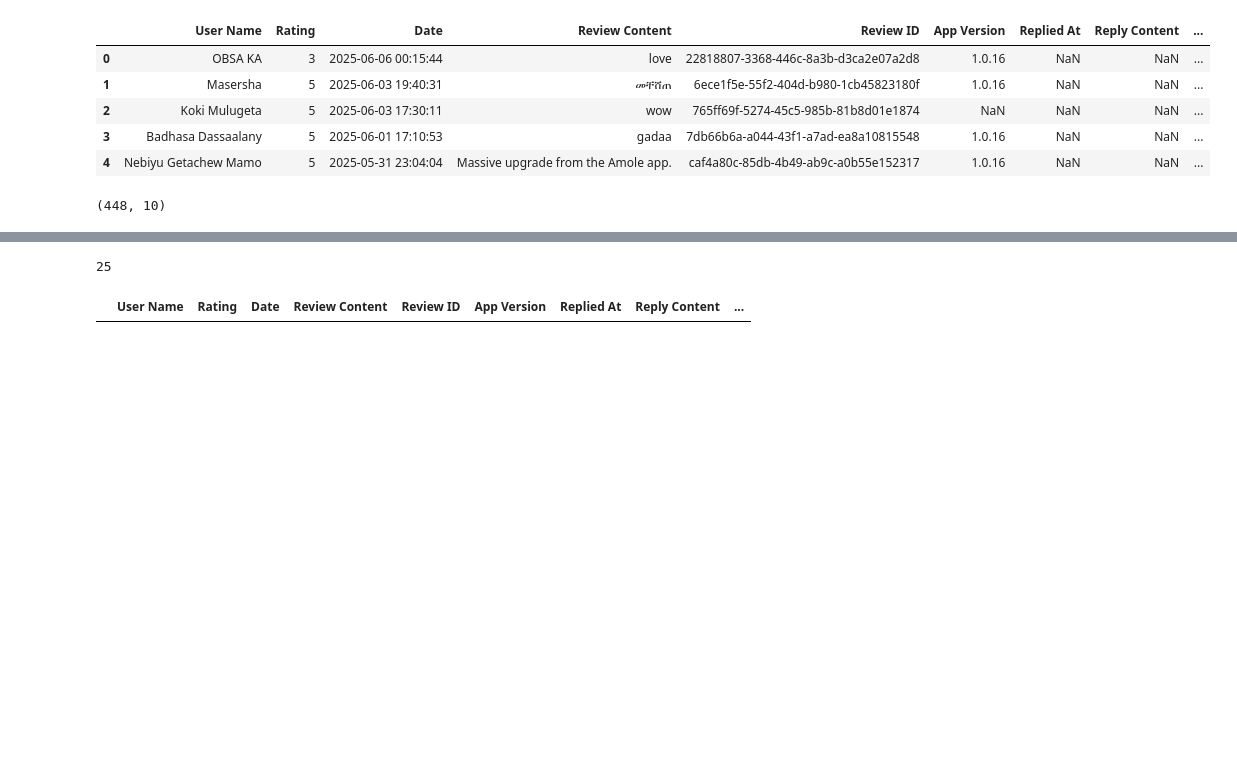
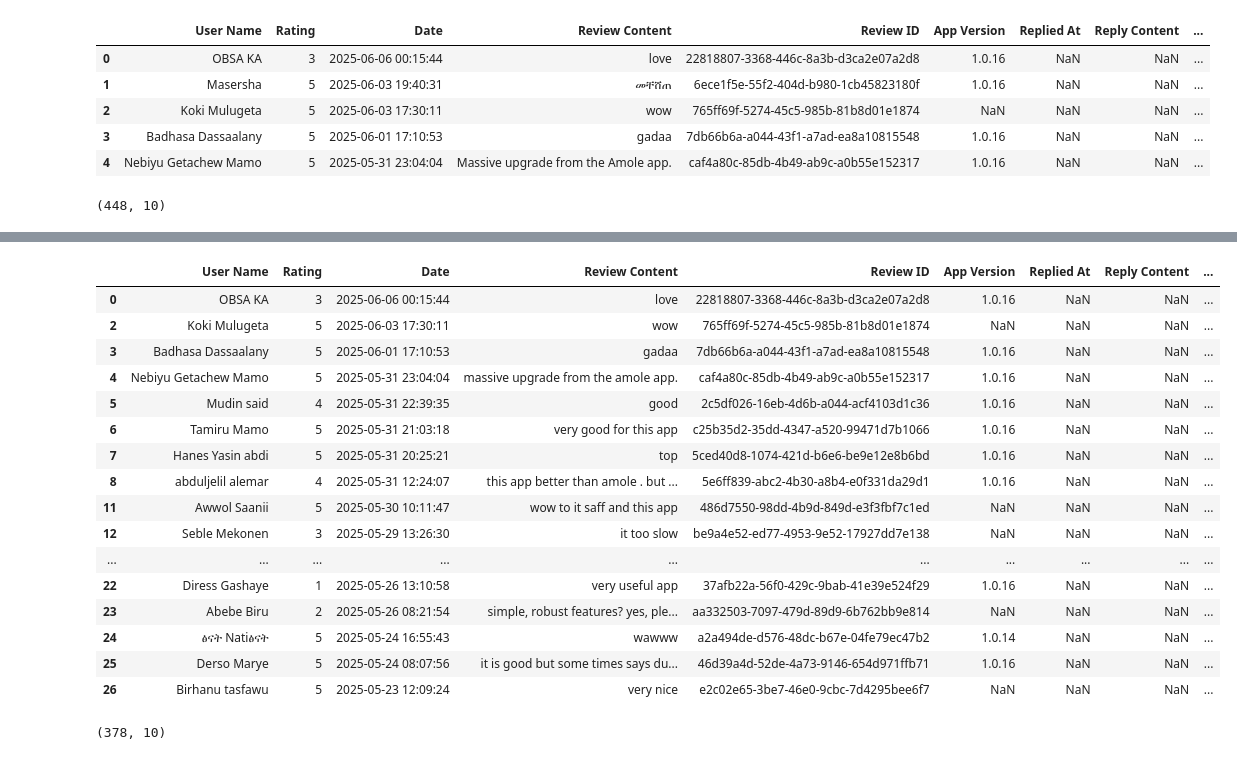
Before and after one commit to Samrizee/Banking_Application_Experience_Analysis, a Jupyter notebook: notebooks/Data_Cleaning.ipynb, the cells around one changed output, grey strips where cells are left out. Cells and saved outputs as stored; diff of their text form; code cells hidden in the pictures; blank space fills up the shorter version.

```diff
--- a/notebooks/Data_Cleaning.ipynb
+++ b/notebooks/Data_Cleaning.ipynb
@@ -168,5 +215,21 @@ CBE.shape
 # %%
-amharic_rows = CBE[CBE['Review Content'].str.contains(r'[\u1200-\u137F]', na=False)]
-print(amharic_rows)
-amharic_rows['Review Content']
+import sys
+import os
+sys.path.append(os.path.abspath(".."))
+
+
+
+from scripts.DataCleaning import DataCleaner
+
+
+cleaner = DataCleaner(DASHEN)
+
+cleaner.remove_nulls()
+cleaner.drop_nan_rows()
+cleaner.convert_to_lowercase()
+cleaner.filter_ethiopian_chars()
+cleaner.remove_duplicates()
+cleaner.remove_emojis()
+
+cleaned_DASHEN = cleaner.get_cleaned_data()
 # %% [output]
@@ -207,31 +253,24 @@ Name: Review Content, dtype: object
 # %%
-len(amharic_rows)
+cleaned_DASHEN.head(20)
 # %% [output]
-25
+|  | User Name | Rating | Date | Review Content | Review ID | App Version | Replied At | Reply Content | ... |
+| 0 | OBSA KA | 3 | 2025-06-06 00:15:44 | love | 22818807-3368-446c-8a3b-d3ca2e07a2d8 | 1.0.16 | NaN | NaN | ... |
+| 2 | Koki Mulugeta | 5 | 2025-06-03 17:30:11 | wow | 765ff69f-5274-45c5-985b-81b8d01e1874 | NaN | NaN | NaN | ... |
+| 3 | Badhasa Dassaalany | 5 | 2025-06-01 17:10:53 | gadaa | 7db66b6a-a044-43f1-a7ad-ea8a10815548 | 1.0.16 | NaN | NaN | ... |
+| 4 | Nebiyu Getachew Mamo | 5 | 2025-05-31 23:04:04 | massive upgrade from the amole app. | caf4a80c-85db-4b49-ab9c-a0b55e152317 | 1.0.16 | NaN | NaN | ... |
+| 5 | Mudin said | 4 | 2025-05-31 22:39:35 | good | 2c5df026-16eb-4d6b-a044-acf4103d1c36 | 1.0.16 | NaN | NaN | ... |
+| 6 | Tamiru Mamo | 5 | 2025-05-31 21:03:18 | very good for this app | c25b35d2-35dd-4347-a520-99471d7b1066 | 1.0.16 | NaN | NaN | ... |
+| 7 | Hanes Yasin abdi | 5 | 2025-05-31 20:25:21 | top | 5ced40d8-1074-421d-b6e6-be9e12e8b6bd | 1.0.16 | NaN | NaN | ... |
+| 8 | abduljelil alemar | 4 | 2025-05-31 12:24:07 | this app better than amole . but ... | 5e6ff839-abc2-4b30-a8b4-e0f331da29d1 | 1.0.16 | NaN | NaN | ... |
+| 11 | Awwol Saanii | 5 | 2025-05-30 10:11:47 | wow to it saff and this app | 486d7550-98dd-4b9d-849d-e3f3fbf7c1ed | NaN | NaN | NaN | ... |
+| 12 | Seble Mekonen | 3 | 2025-05-29 13:26:30 | it too slow | be9a4e52-ed77-4953-9e52-17927dd7e138 | NaN | NaN | NaN | ... |
+| ... | ... | ... | ... | ... | ... | ... | ... | ... | ... |
+| 22 | Diress Gashaye | 1 | 2025-05-26 13:10:58 | very useful app | 37afb22a-56f0-429c-9bab-41e39e524f29 | 1.0.16 | NaN | NaN | ... |
+| 23 | Abebe Biru | 2 | 2025-05-26 08:21:54 | simple, robust features? yes, ple... | aa332503-7097-479d-89d9-6b762bb9e814 | NaN | NaN | NaN | ... |
+| 24 | ፅናት Natiፅናት | 5 | 2025-05-24 16:55:43 | wawww | a2a494de-d576-48dc-b67e-04fe79ec47b2 | 1.0.14 | NaN | NaN | ... |
+| 25 | Derso Marye | 5 | 2025-05-24 08:07:56 | it is good but some times says du... | 46d39a4d-52de-4a73-9146-654d971ffb71 | 1.0.16 | NaN | NaN | ... |
+| 26 | Birhanu tasfawu | 5 | 2025-05-23 12:09:24 | very nice | e2c02e65-3be7-46e0-9cbc-7d4295bee6f7 | NaN | NaN | NaN | ... |
 # %%
-import re
-
-# Regex pattern to match most common emojis
-emoji_pattern = re.compile(
-    "["
-    "\U0001F600-\U0001F64F"  # emoticons
-    "\U0001F300-\U0001F5FF"  # symbols & pictographs
-    "\U0001F680-\U0001F6FF"  # transport & map symbols
-    "\U0001F1E0-\U0001F1FF"  # flags
-    "\U00002702-\U000027B0"  # dingbats
-    "\U000024C2-\U0001F251"
-    "]+", flags=re.UNICODE)
-
-# Remove emojis from 'Review Content' column, keep other text unchanged
-CBE['Review Content'] = CBE['Review Content'].apply(
-    lambda x: emoji_pattern.sub(r'', x) if isinstance(x, str) else x
-)
+cleaned_DASHEN.shape
+# %% [output]
+(378, 10)
-# %%
-CBE.head(20)
-
-null_reviews = CBE[CBE['Review Content'].isna()]
-
-
-null_reviews
-# %% [output]
-|  | User Name | Rating | Date | Review Content | Review ID | App Version | Replied At | Reply Content | ... |
```
Also changed, not shown: parts of 15 cells of this notebook.
